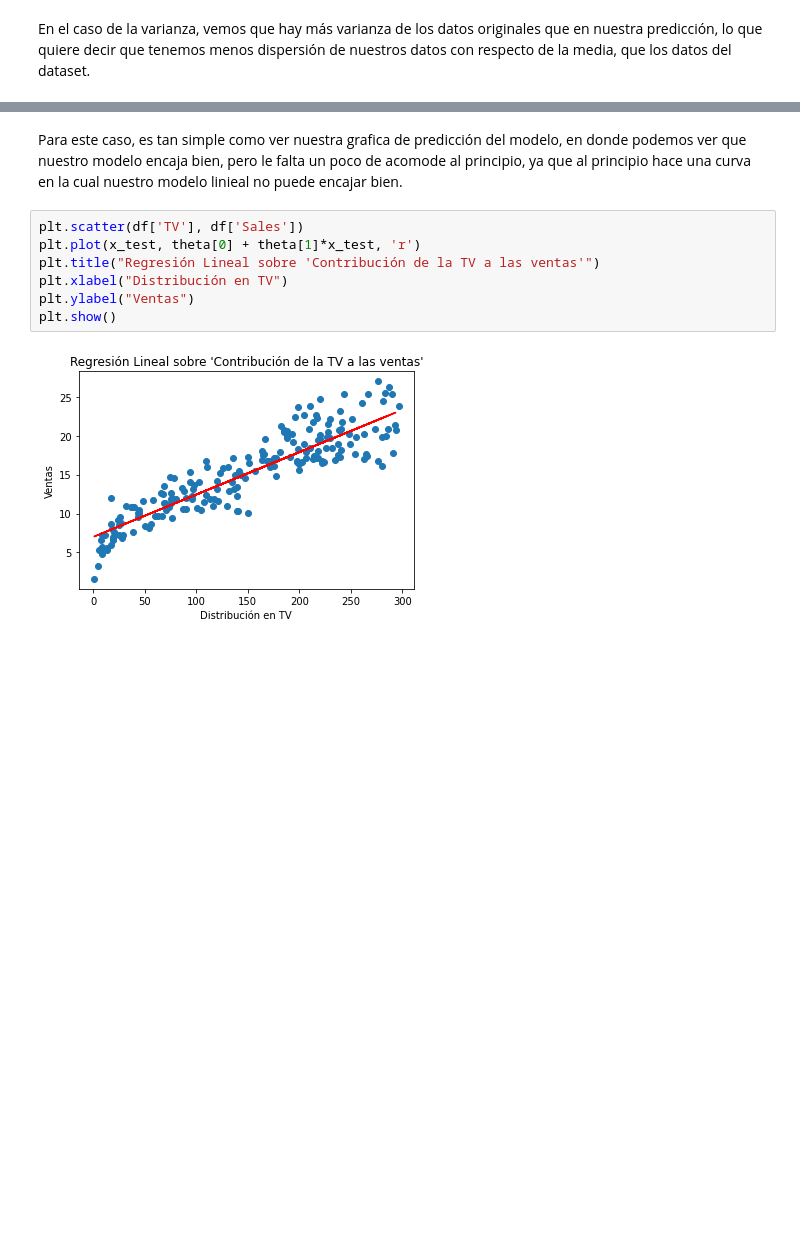
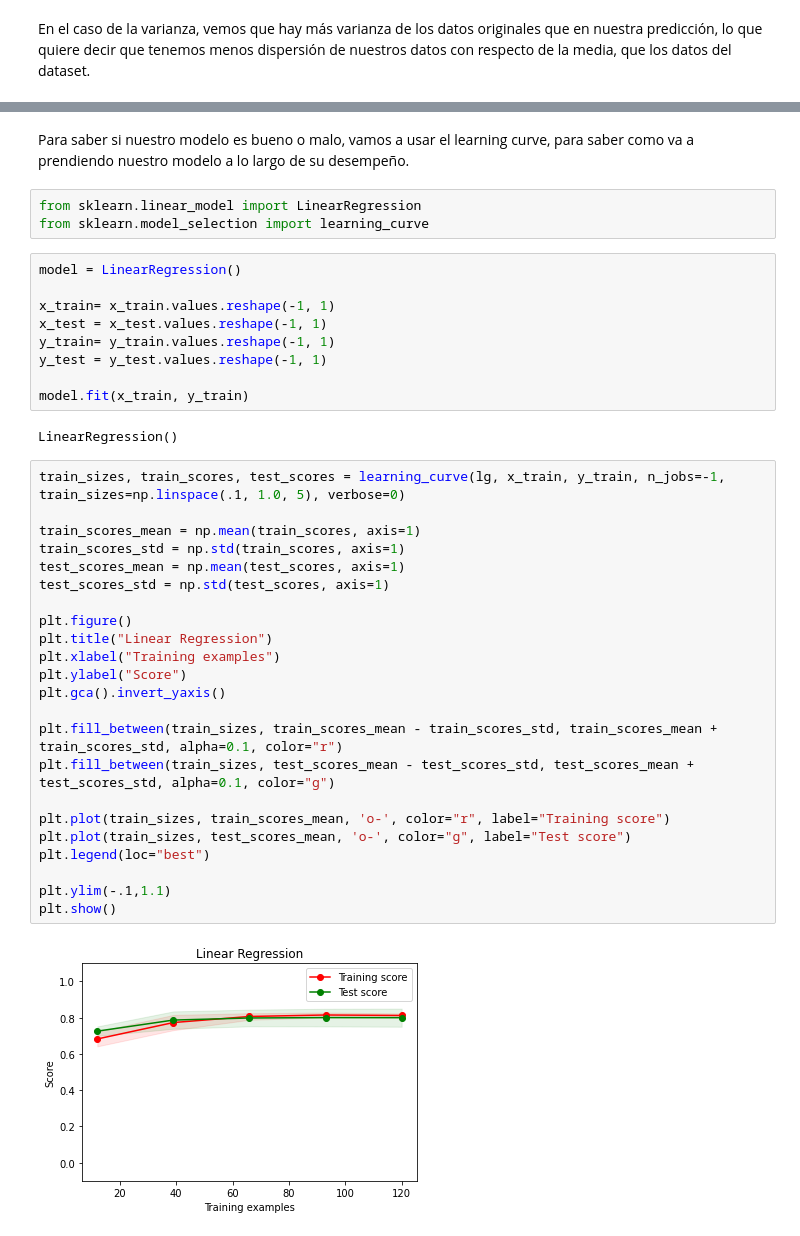
Before and after one commit to francoquintanilla0/Modulo2-ML, a Jupyter notebook: Modelo_RegLin.ipynb, the cells around one changed output, grey strips where cells are left out. Cells and saved outputs as stored; diff of their text form; blank space fills up the shorter version.

```diff
--- a/Modelo_RegLin.ipynb
+++ b/Modelo_RegLin.ipynb
@@ -206,11 +206,41 @@ En el caso de la varianza, vemos que hay más varianza de los datos originales q
-# %% [markdown]
-Para este caso, es tan simple como ver nuestra grafica de predicción del modelo, en donde podemos ver que nuestro modelo encaja bien, pero le falta un poco de acomode al principio, ya que al principio hace una curva en la cual nuestro modelo linieal no puede encajar bien.
-# %%
-plt.scatter(df['TV'], df['Sales'])
-plt.plot(x_test, theta[0] + theta[1]*x_test, 'r')
-plt.title("Regresión Lineal sobre 'Contribución de la TV a las ventas'")
-plt.xlabel("Distribución en TV")
-plt.ylabel("Ventas")
-plt.show()
-# %% [output]
-[figure, removed]
+# %% [markdown]
+Para saber si nuestro modelo es bueno o malo, vamos a usar el learning curve, para saber como va a prendiendo nuestro modelo a lo largo de su desempeño.
+# %%
+from sklearn.linear_model import LinearRegression
+from sklearn.model_selection import learning_curve
+# %%
+model = LinearRegression()
+
+x_train= x_train.values.reshape(-1, 1)
+x_test = x_test.values.reshape(-1, 1)
+y_train= y_train.values.reshape(-1, 1)
+y_test = y_test.values.reshape(-1, 1)
+
+model.fit(x_train, y_train)
+# %% [output]
+LinearRegression()
+# %%
+train_sizes, train_scores, test_scores = learning_curve(lg, x_train, y_train, n_jobs=-1, train_sizes=np.linspace(.1, 1.0, 5), verbose=0)
+
+train_scores_mean = np.mean(train_scores, axis=1)
+train_scores_std = np.std(train_scores, axis=1)
+test_scores_mean = np.mean(test_scores, axis=1)
+test_scores_std = np.std(test_scores, axis=1)
+
+plt.figure()
+plt.title("Linear Regression")
+plt.xlabel("Training examples")
+plt.ylabel("Score")
+plt.gca().invert_yaxis()
+
+plt.fill_between(train_sizes, train_scores_mean - train_scores_std, train_scores_mean + train_scores_std, alpha=0.1, color="r")
+plt.fill_between(train_sizes, test_scores_mean - test_scores_std, test_scores_mean + test_scores_std, alpha=0.1, color="g")
+
+plt.plot(train_sizes, train_scores_mean, 'o-', color="r", label="Training score")
+plt.plot(train_sizes, test_scores_mean, 'o-', color="g", label="Test score")
+plt.legend(loc="best")
+
+plt.ylim(-.1,1.1)
+plt.show()
+# %% [output]
+[figure, added]
```
Also changed, not shown: parts of 3 cells of this notebook.
